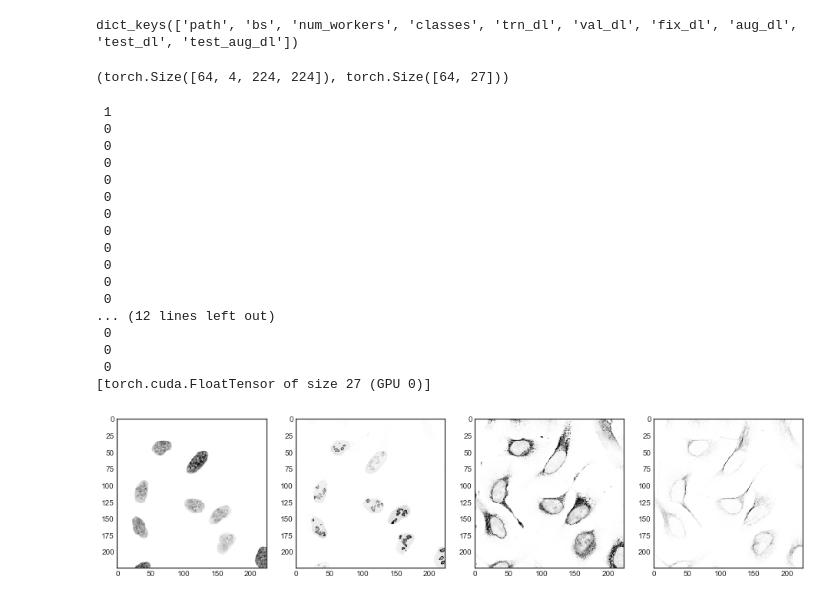
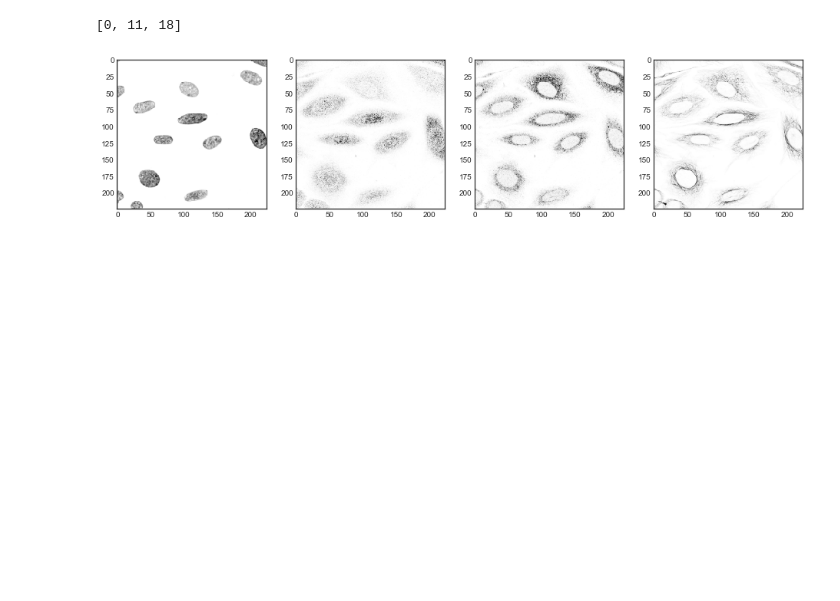
Before and after one commit to WMAPernice/Test_dev, a Jupyter notebook: YNet_dev/Kaggle_HPA_logistics.ipynb, the cells around one changed output. Saved outputs shown, nothing was run; the diff lists cells and outputs as text; code cells hidden in the pictures; blank space fills up the shorter version.

Commit message:
to_label function to allow translation of one-hot vector into labels

```diff
--- a/YNet_dev/Kaggle_HPA_logistics.ipynb
+++ b/YNet_dev/Kaggle_HPA_logistics.ipynb
@@ -19,7 +19,7 @@ data_path = Path(PATH)
 # %%
 NUM_CLASSES = 27
 bs = 64
-sz = [1,224,224]
+sz = [4,224,224]
 # %%
 # setting up a list of a random 20% of images in train as the validation set
 
@@ -43,45 +43,29 @@ augs = [RandomDihedral()]
 data = get_data(PATH, lbl_csv, val_idxs, sz, bs, aug_tfms = augs)
 # %%
 data.__dict__.keys()
-# %% [output]
-dict_keys(['path', 'bs', 'num_workers', 'classes', 'trn_dl', 'val_dl', 'fix_dl', 'aug_dl', 'test_dl', 'test_aug_dl'])
 # %%
 x, y = next(iter(data.trn_dl))
-# %%
-x.shape, y.shape
-# %% [output]
-(torch.Size([64, 4, 224, 224]), torch.Size([64, 27]))
+# %%
+def to_label(y):
+    ind = [i for i, p in enumerate(y) if y[i]==1]
+
+    return(ind)
 # %%
 # inspect images
 plt.style.use('seaborn-white')
 
 idx = 2
 
-print(y[idx])
 im = to_np(x)[idx]
+lbl = to_label(to_np(y)[idx])
+print(lbl)
 
 fig, ax = plt.subplots(1,4, figsize=(16,10))
 for i, ax in enumerate(ax.flat):
     ax.imshow(im[i])
 # %% [output]
- 1
- 0
- 0
- 0
- 0
- 0
- 0
- 0
- 0
- 0
- 0
- 0
-... (12 lines left out)
- 0
- 0
- 0
-[torch.cuda.FloatTensor of size 27 (GPU 0)]
+[0, 11, 18]
-[figure, old version]
+[figure, new version]
 # %%
 # List of label identities:
 
```
Also changed, not shown: parts of 5 cells of this notebook.
